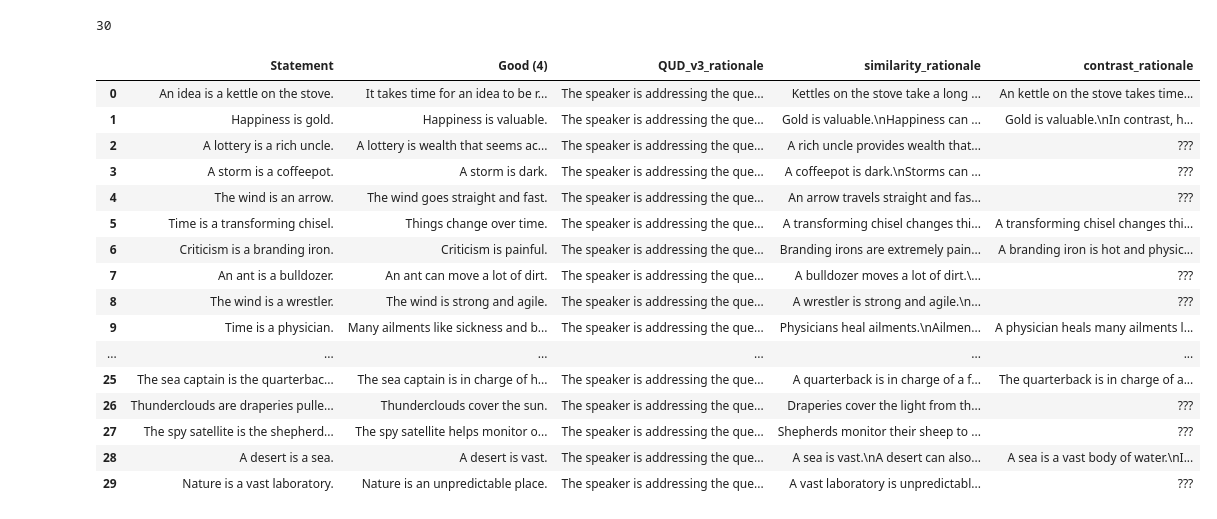
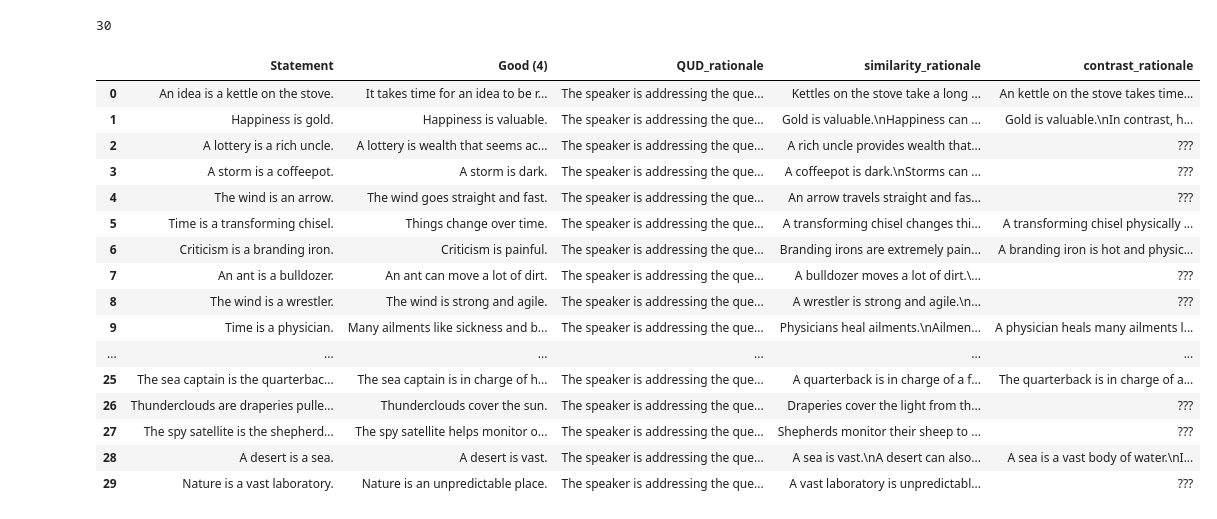
Before and after one commit to benpry/chain-pragmatics, a Jupyter notebook: code/CreateKatzPrompts.ipynb, the cells around one changed output. Saved outputs shown, nothing was run; the diff lists cells and outputs as text; code cells hidden in the pictures.

```diff
--- a/code/CreateKatzPrompts.ipynb
+++ b/code/CreateKatzPrompts.ipynb
@@ -206,35 +134,35 @@ difference_rationales = [
 ]
 # %%
 non_explanations = [
-    "People can have ideas at unexpected times.\nThe speaker is saying a) it takes time for an idea to be ready.",
-    "Smiling is a common way to express happiness.\nThe speaker is saying d) happiness is valuable.",
+    "People can have ideas at unexpected times.\nThe speaker is saying a) It takes time for an idea to be ready.",
+    "Smiling is a common way to express happiness.\nThe speaker is saying d) Happiness is valuable.",
     "???",
     "???",
     "???",
-    "Time can be measured in minutes.\nThe speaker is saying b) things change over time.",
-    "People give criticism to point out flaws.\nThe speaker is saying d) criticism is painful.",
+    "Time can be measured in minutes.\nThe answer is c) Things change over time.",
+    "People give criticism to point out flaws.\nThe speaker is saying a) Criticism is painful.",
     "???",
     "???",
-    "Clocks keep track of the time.\nThe speaker is saying d) many ailments like sickness and broken bones heal with time.",
+    "Clocks keep track of the time.\nThe speaker is saying a) Many ailments like sickness and broken bones heal with time.",
     "???",
-    "Genes are made of DNA.\nThe speaker is saying a) genes are instructions.",
-    "History extends back thousands of years.\nThe speaker is saying b) history is motivation.",
-    "Bagpipes originated in Scotland.\nThe speaker is saying c) a bagpipe is loud.",
+    "Genes are made of DNA.\nThe speaker is saying d) Genes are instructions.",
+    "History extends back thousands of years.\nThe speaker is saying d) History is motivation.",
+    "Bagpipes originated in Scotland.\nThe speaker is saying a) A bagpipe is loud.",
     "???",
     "???",
     "???",
-    "Mosquitos carry many diseases, such as malaria.\nThe speaker is saying c) mosquitos fly through the air and into people.",
+    "Mosquitos carry many diseases, such as malaria.\nThe speaker is saying d) A mosquito flies through the air and into people.",
     "???",
     "???",
     "???",
-    "Craters are caused by collisions with meteors and comets.\nThe speaker is saying d) craters give character to the moon's surface.",
-    "Silence can make it easier to sleep.\nThe speaker is saying b) silence prevents risk.",
+    "Craters are caused by collisions with meteors and comets.\nThe speaker is saying b) Craters give character to the moon's surface.",
+    "Silence can make it easier to sleep.\nThe speaker is saying b) Silence prevents risk.",
     "???",
     "???",
-    "Sea captains are responsible for the safety of their vessels.\nThe speaker is saying b) the captain is in charge of his ship.",
+    "Sea captains are responsible for the safety of their vessels.\nThe speaker is saying b) The captain is in charge of his ship.",
     "???",
     "???",
-    "A desert is full of sand.\nThe speaker is saying a) a desert is vast.",
+    "A desert is full of sand.\nThe speaker is saying a) A desert is vast.",
     "???"
 ]
 # %%
@@ -243,21 +171,19 @@ len(qud_rationales)
 30
 # %%
 df_prompts["QUD_rationale"] = qud_rationales
-df_prompts["QUD_v2_rationale"] = qud_rationales_v2
-df_prompts["QUD_v3_rationale"] = qud_rationales_v3
 df_prompts["similarity_rationale"] = similarity_rationales
 df_prompts["contrast_rationale"] = difference_rationales
 df_prompts["non_explanation_rationale"] = non_explanations
 # %%
-df_prompts[["Statement", "Good (4)", "QUD_v3_rationale", "similarity_rationale", "contrast_rationale"]]
+df_prompts[["Statement", "Good (4)", "QUD_rationale", "similarity_rationale", "contrast_rationale"]]
 # %% [output]
-|  | Statement | Good (4) | QUD_v3_rationale | similarity_rationale | contrast_rationale |
+|  | Statement | Good (4) | QUD_rationale | similarity_rationale | contrast_rationale |
 | 0 | An idea is a kettle on the stove. | It takes time for an idea to be r... | The speaker is addressing the que... | Kettles on the stove take a long ... | An kettle on the stove takes time... |
 | 1 | Happiness is gold. | Happiness is valuable. | The speaker is addressing the que... | Gold is valuable.\nHappiness can ... | Gold is valuable.\nIn contrast, h... |
 | 2 | A lottery is a rich uncle. | A lottery is wealth that seems ac... | The speaker is addressing the que... | A rich uncle provides wealth that... | ??? |
 | 3 | A storm is a coffeepot. | A storm is dark. | The speaker is addressing the que... | A coffeepot is dark.\nStorms can ... | ??? |
 | 4 | The wind is an arrow. | The wind goes straight and fast. | The speaker is addressing the que... | An arrow travels straight and fas... | ??? |
-| 5 | Time is a transforming chisel. | Things change over time. | The speaker is addressing the que... | A transforming chisel changes thi... | A transforming chisel changes thi... |
+| 5 | Time is a transforming chisel. | Things change over time. | The speaker is addressing the que... | A transforming chisel changes thi... | A transforming chisel physically ... |
 | 6 | Criticism is a branding iron. | Criticism is painful. | The speaker is addressing the que... | Branding irons are extremely pain... | A branding iron is hot and physic... |
 | 7 | An ant is a bulldozer. | An ant can move a lot of dirt. | The speaker is addressing the que... | A bulldozer moves a lot of dirt.\... | ??? |
 | 8 | The wind is a wrestler. | The wind is strong and agile. | The speaker is addressing the que... | A wrestler is strong and agile.\n... | ??? |
```
Also changed, not shown: parts of 8 cells of this notebook, 13 other files.
